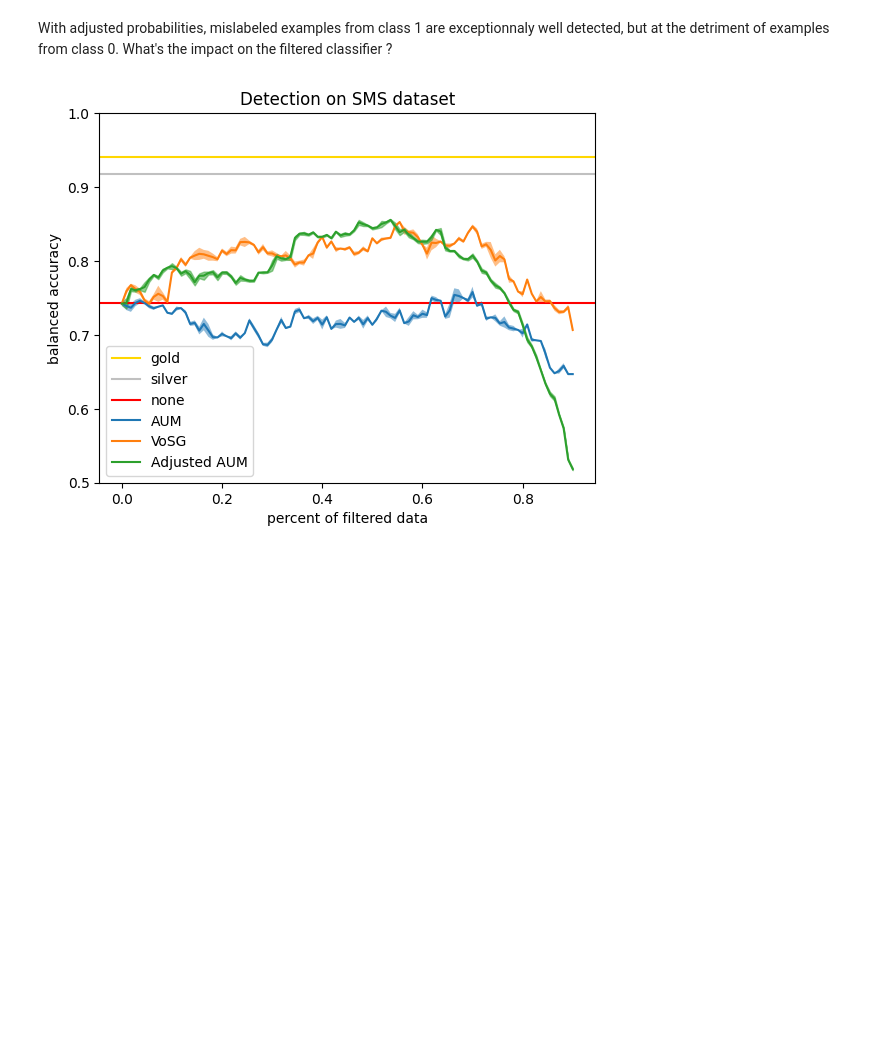
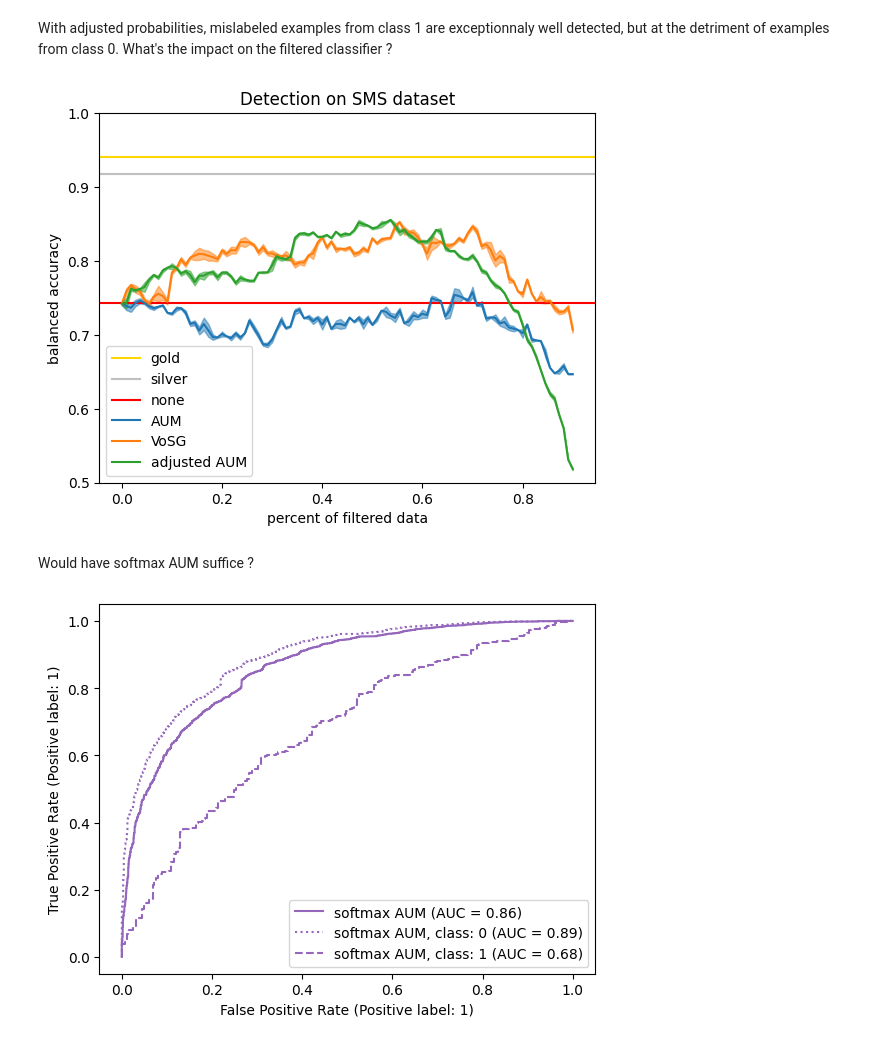
Before and after one commit to Orange-OpenSource/mislabeled, a Jupyter notebook: examples/plot_sms.ipynb, the cells around one changed output. Cells and saved outputs as stored; diff of their text form; code cells hidden in the pictures; blank space fills up the shorter version.

Commit message:
add softmax aum

```diff
--- a/examples/plot_sms.ipynb
+++ b/examples/plot_sms.ipynb
@@ -222,18 +222,18 @@ RocCurveDisplay.from_predictions(y == y_noisy, linear_vosg_trust_scores)
 # %% [markdown]
 Oh the AUC for VoSG is way worse than AUM, quite close to random. But does the filtered classifier performs even worse also ?
 # %%
-linear_vosg_scores = np.empty((n_runs, n_splits))
+vosg_scores = np.empty((n_runs, n_splits))
 
 for i in range(n_runs):
     for j, split in enumerate(splits):
         classifier.set_params(random_state=seed + i * n_splits + j)
-        filtered = linear_vosg_trust_scores >= np.quantile(
-            linear_vosg_trust_scores, split
+        filtered = vosg_trust_scores >= np.quantile(
+            vosg_trust_scores, split
         )
         with warnings.catch_warnings():
             warnings.filterwarnings("ignore", category=ConvergenceWarning)
             classifier.fit(X[filtered], y_noisy[filtered])
-        linear_vosg_scores[i, j] = balanced_accuracy_score(
+        vosg_scores[i, j] = balanced_accuracy_score(
             y_test, classifier.predict(X_test)
         )
 
@@ -247,11 +247,11 @@ plt.fill_between(
     np.mean(scores, axis=0) - np.std(scores, axis=0),
     alpha=0.5,
 )
-plt.plot(splits, np.mean(linear_vosg_scores, axis=0), label="VoSG")
+plt.plot(splits, np.mean(vosg_scores, axis=0), label="VoSG")
 plt.fill_between(
     splits,
-    np.mean(linear_vosg_scores, axis=0) + np.std(linear_vosg_scores, axis=0),
-    np.mean(linear_vosg_scores, axis=0) - np.std(linear_vosg_scores, axis=0),
+    np.mean(vosg_scores, axis=0) + np.std(vosg_scores, axis=0),
+    np.mean(vosg_scores, axis=0) - np.std(vosg_scores, axis=0),
     alpha=0.5,
 )
 plt.xlabel("percent of filtered data")
@@ -330,13 +330,13 @@ with warnings.catch_warnings():
 fig, ax = plt.subplots()
 
 RocCurveDisplay.from_predictions(
-    y == y_noisy, adjusted_aum_trust_scores, color="tab:green", name="Adjusted AUM", ax=ax
+    y == y_noisy, adjusted_aum_trust_scores, color="tab:green", name="adjusted AUM", ax=ax
 )
 for ls, c in zip([":", "--"], np.unique(y)):
     RocCurveDisplay.from_predictions(
         y[y == c] == y_noisy[y == c],
         adjusted_aum_trust_scores[y == c],
-        name=f"Adjusted AUM, class: {c}",
+        name=f"adjusted AUM, class: {c}",
         ax=ax,
         linestyle=ls,
         color=f"tab:green",
@@ -401,3 +388,39 @@ plt.ylim((0.5, 1.0))
 plt.show()
 # %% [output]
 [figure]
+# %% [markdown]
+Would have softmax AUM suffice ?
+# %%
+from mislabeled.detect import ModelBasedDetector
+from mislabeled.ensemble import ProgressiveEnsemble
+from mislabeled.probe import soft_margin, make_probe_scorer
+
+# For 2-class classification, post-softmax = soft_margin post-softmax
+softmax_aum = ModelBasedDetector(classifier, ProgressiveEnsemble(), "softmax", "sum")
+
+with warnings.catch_warnings():
+    warnings.filterwarnings("ignore", category=ConvergenceWarning)
+    softmax_aum_trust_scores = softmax_aum.trust_score(X, y_noisy)
+
+fig, ax = plt.subplots()
+
+RocCurveDisplay.from_predictions(
+    y == y_noisy,
+    softmax_aum_trust_scores,
+    color="tab:purple",
+    name="softmax AUM",
+    ax=ax,
+)
+for ls, c in zip([":", "--"], np.unique(y)):
+    RocCurveDisplay.from_predictions(
+        y[y == c] == y_noisy[y == c],
+        softmax_aum_trust_scores[y == c],
+        name=f"softmax AUM, class: {c}",
+        ax=ax,
+        linestyle=ls,
+        color=f"tab:purple",
+    )
+
+plt.show()
+# %% [output]
+[figure, added]
```
Also changed, not shown: parts of 5 cells of this notebook.
